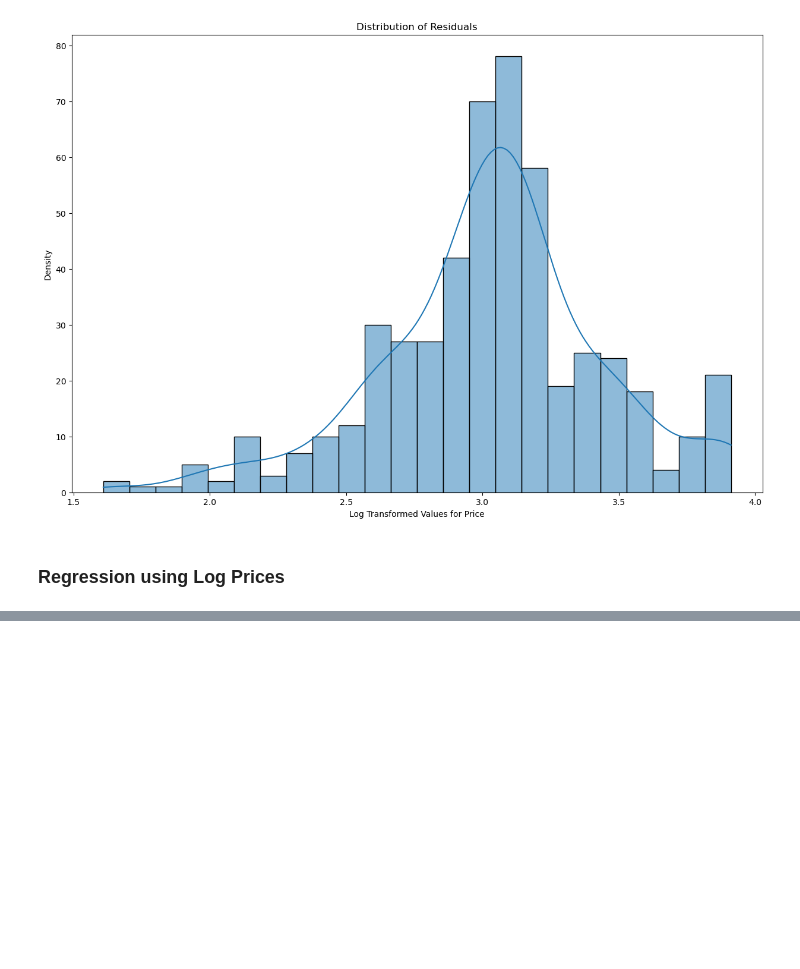
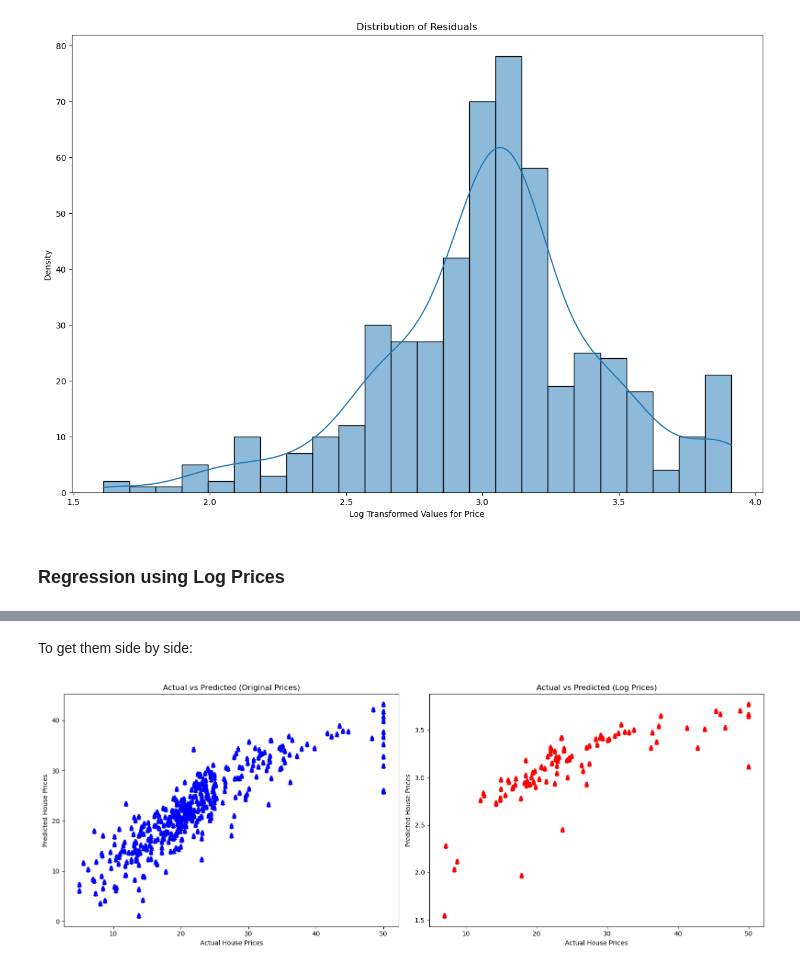
Before and after one commit to shane-221/Python_Basics, a Jupyter notebook: 09_Advanced-Data_Analysis(Pandas-Plotly-Seaborn)/81_Day_81_Multivariate_Regressions/main.ipynb, the cells around one changed output, grey strips where cells are left out. Cells and saved outputs as stored; diff of their text form; code cells hidden in the pictures; blank space fills up the shorter version.

```diff
--- a/09_Advanced-Data_Analysis(Pandas-Plotly-Seaborn)/81_Day_81_Multivariate_Regressions/main.ipynb
+++ b/09_Advanced-Data_Analysis(Pandas-Plotly-Seaborn)/81_Day_81_Multivariate_Regressions/main.ipynb
@@ -514,0 +534,33 @@ np.float64(36.62664447409222)
+# %% [markdown]
+To get them side by side:
+# %%
+fig, axes = plt.subplots(1, 2, figsize=(16, 6))
+
+# --- Chart 1: Original Prices ---
+axes[0].scatter(
+    Y_train,
+    predicted_values,
+    color="blue",
+    linewidths=3,
+    linestyles=":"
+)
+axes[0].set_xlabel("Actual House Prices")
+axes[0].set_ylabel("Predicted House Prices")
+axes[0].set_title("Actual vs Predicted (Original Prices)")
+
+# --- Chart 2: Log Prices ---
+axes[1].scatter(
+    Y_test,
+    predicted_dataset["Predicted_Prices"],
+    color="red",
+    linewidths=3,
+    linestyles=":"
+)
+axes[1].set_xlabel("Actual House Prices")
+axes[1].set_ylabel("Predicted House Prices")
+axes[1].set_title("Actual vs Predicted (Log Prices)")
+
+plt.tight_layout()
+plt.show()
+# %% [output]
+[figure, added]
```
Also changed, not shown: parts of 11 cells of this notebook.
